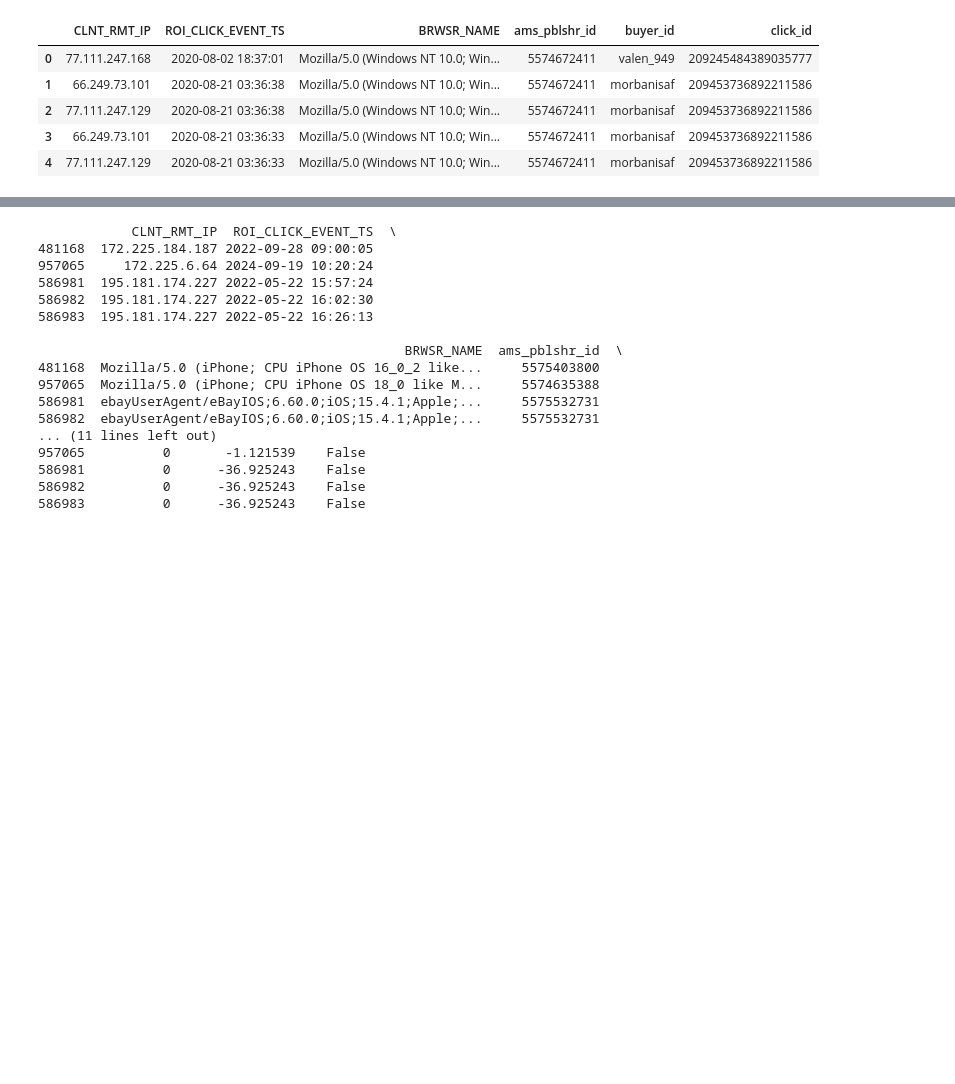
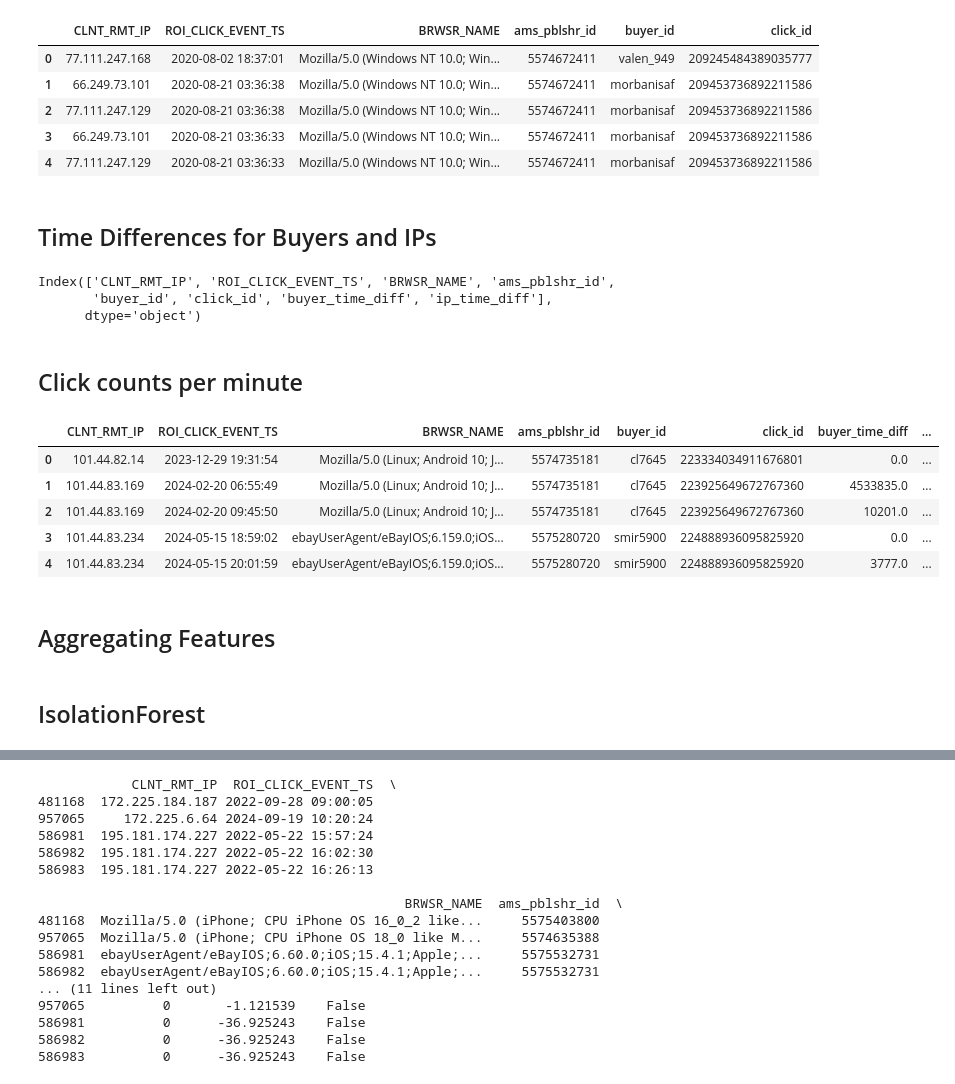
Before and after one commit to UtkarshS20/vpn_annotator, a Jupyter notebook: notebooks/click_freq_analysis.ipynb, the cells around one changed output, grey strips where cells are left out. Cells and saved outputs as stored; diff of their text form; code cells hidden in the pictures; blank space fills up the shorter version.

Commit message:
Isolation forest on time based features

```diff
--- a/notebooks/click_freq_analysis.ipynb
+++ b/notebooks/click_freq_analysis.ipynb
@@ -13,8 +13,16 @@ df.head()
 | 2 | 77.111.247.129 | 2020-08-21 03:36:38 | Mozilla/5.0 (Windows NT 10.0; Win... | 5574672411 | morbanisaf | 209453736892211586 |
 | 3 | 66.249.73.101 | 2020-08-21 03:36:33 | Mozilla/5.0 (Windows NT 10.0; Win... | 5574672411 | morbanisaf | 209453736892211586 |
 | 4 | 77.111.247.129 | 2020-08-21 03:36:33 | Mozilla/5.0 (Windows NT 10.0; Win... | 5574672411 | morbanisaf | 209453736892211586 |
+# %% [markdown]
+## Time Differences for Buyers and IPs
 # %%
-# Calculate time difference between clicks
 df['ROI_CLICK_EVENT_TS'] = pd.to_datetime(df['ROI_CLICK_EVENT_TS'])
+# Sort by timestamp to maintain sequence
 df = df.sort_values(['buyer_id', 'ROI_CLICK_EVENT_TS'])
-df['time_diff'] = df.groupby('buyer_id')['ROI_CLICK_EVENT_TS'].diff().dt.total_seconds().fillna(0)
+
+# Time gap for each buyer
+df['buyer_time_diff'] = df.groupby('buyer_id')['ROI_CLICK_EVENT_TS'].diff().dt.total_seconds().fillna(0)
+
+# Time gap for each IP
+df = df.sort_values(['CLNT_RMT_IP', 'ROI_CLICK_EVENT_TS'])
+df['ip_time_diff'] = df.groupby('CLNT_RMT_IP')['ROI_CLICK_EVENT_TS'].diff().dt.total_seconds().fillna(0)
@@ -24,0 +29,28 @@ click_counts = df.groupby(['buyer_id', 'minute']).size().reset_index(name='click
+# %%
+df.columns
+# %% [output]
+Index(['CLNT_RMT_IP', 'ROI_CLICK_EVENT_TS', 'BRWSR_NAME', 'ams_pblshr_id',
+       'buyer_id', 'click_id', 'buyer_time_diff', 'ip_time_diff'],
+      dtype='object')
+# %% [markdown]
+## Click counts per minute
+# %%
+# Count clicks in 1-minute windows
+df['minute'] = df['ROI_CLICK_EVENT_TS'].dt.floor('T')
+buyer_clicks_per_minute = df.groupby(['buyer_id', 'minute']).size().reset_index(name='buyer_clicks_per_minute')
+# Calculate clicks per minute for each IP
+ip_clicks_per_minute = df.groupby(['CLNT_RMT_IP', 'minute']).size().reset_index(name='ip_clicks_per_minute')
+# Merge buyer click counts into the main dataframe
+df = df.merge(buyer_clicks_per_minute, on=['buyer_id', 'minute'], how='left')
+df = df.merge(ip_clicks_per_minute, on=['CLNT_RMT_IP', 'minute'], how='left')
+
+df.head() # Check the new columns 'buyer_clicks_per_minute' and 'ip_clicks_per_minute'
+# %% [output]
+|  | CLNT_RMT_IP | ROI_CLICK_EVENT_TS | BRWSR_NAME | ams_pblshr_id | buyer_id | click_id | buyer_time_diff | ... |
+| 0 | 101.44.82.14 | 2023-12-29 19:31:54 | Mozilla/5.0 (Linux; Android 10; J... | 5574735181 | cl7645 | 223334034911676801 | 0.0 | ... |
+| 1 | 101.44.83.169 | 2024-02-20 06:55:49 | Mozilla/5.0 (Linux; Android 10; J... | 5574735181 | cl7645 | 223925649672767360 | 4533835.0 | ... |
+| 2 | 101.44.83.169 | 2024-02-20 09:45:50 | Mozilla/5.0 (Linux; Android 10; J... | 5574735181 | cl7645 | 223925649672767360 | 10201.0 | ... |
+| 3 | 101.44.83.234 | 2024-05-15 18:59:02 | ebayUserAgent/eBayIOS;6.159.0;iOS... | 5575280720 | smir5900 | 224888936095825920 | 0.0 | ... |
+| 4 | 101.44.83.234 | 2024-05-15 20:01:59 | ebayUserAgent/eBayIOS;6.159.0;iOS... | 5575280720 | smir5900 | 224888936095825920 | 3777.0 | ... |
+# %% [markdown]
+## Aggregating Features
@@ -24,0 +72,2 @@ click_counts = df.groupby(['buyer_id', 'minute']).size().reset_index(name='click
+# %% [markdown]
+## IsolationForest
```
Also changed, not shown: parts of 23 cells of this notebook.
